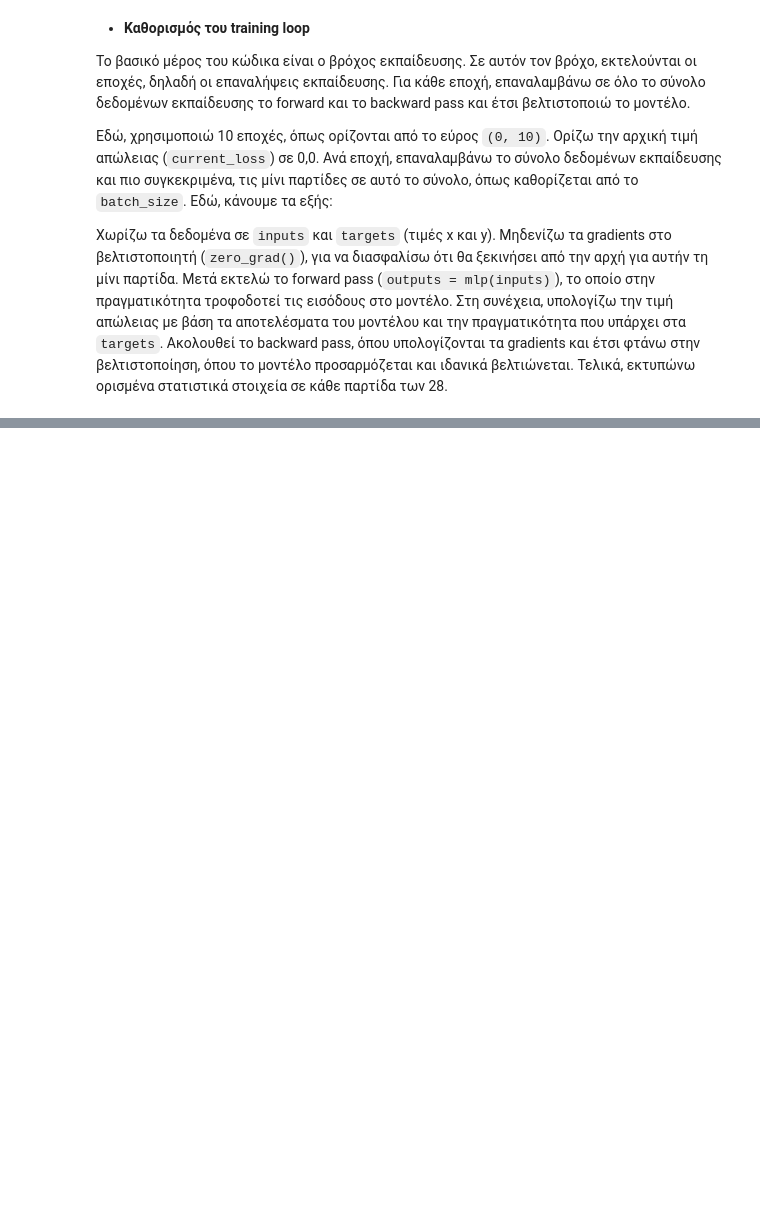
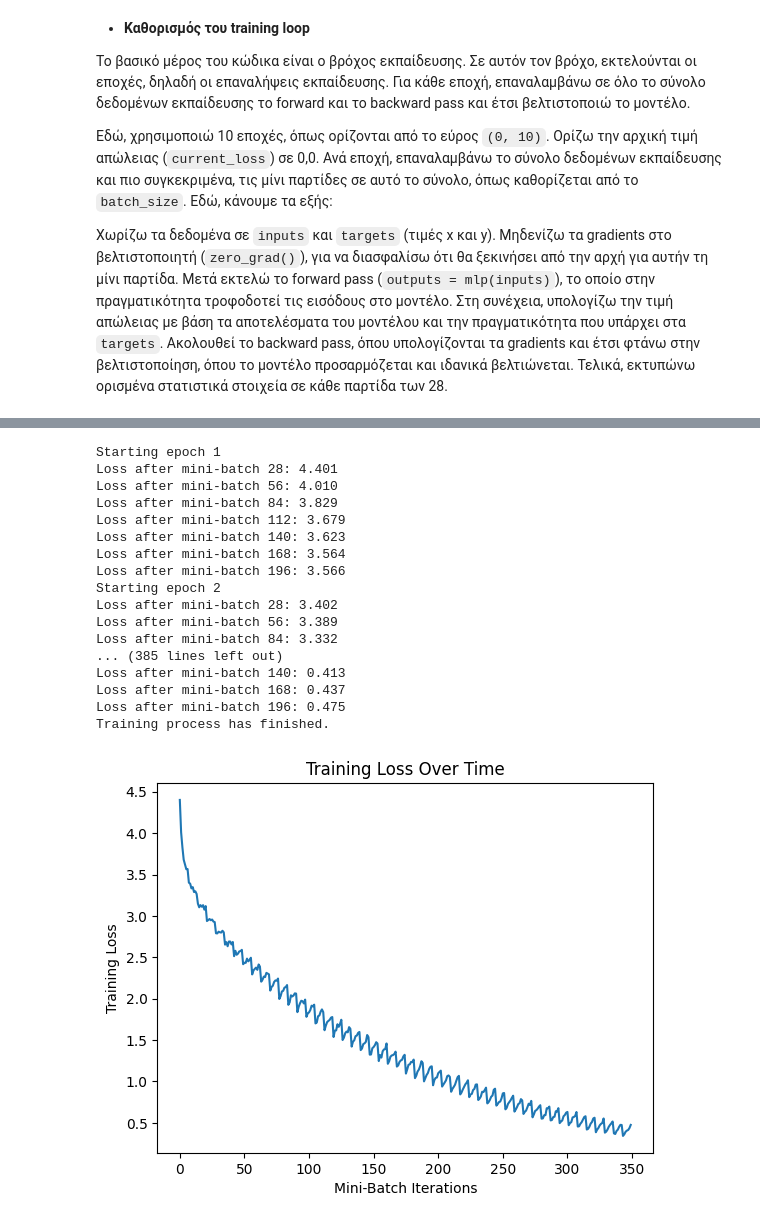
Before and after one commit to Stavroskiig/CNN-MLP-kNN-NC-CIFAR-100, a Jupyter notebook: NN_1st_assignment.ipynb, the cells around one changed output, grey strips where cells are left out. Cells and saved outputs as stored; diff of their text form; code cells hidden in the pictures; blank space fills up the shorter version.

```diff
--- a/NN_1st_assignment.ipynb
+++ b/NN_1st_assignment.ipynb
@@ -695,0 +714,48 @@ Training process has finished.
+# %%
+class Model_1_1(nn.Module):
+  '''
+    Multilayer Perceptron - Model_1_1.
+  '''
+  def __init__(self, num_features, num_classes):
+
+    super(Model_1_1, self).__init__()
+
+    self.layers = nn.Sequential(
+            nn.Linear(num_features, 512),
+            nn.ReLU(),
+            nn.Linear(512, 256),
+            nn.ReLU(),
+            nn.Linear(256, num_classes)
+        )
+
+  def forward(self, x):
+    '''Forward pass'''
+    return self.layers(x)
+
+num_features = 87
+num_classes = 100
+Model_1_1 = Model_1_1(num_features, num_classes)
+loss_function = nn.CrossEntropyLoss()
+optimizer = optim.Adam(Model_1_1.parameters(), lr=0.001)
+num_epochs = 50
+
+train_model(Model_1_1, train_loader, optimizer, loss_function, num_epochs)
+# %% [output]
+Starting epoch 1
+Loss after mini-batch 28: 4.401
+Loss after mini-batch 56: 4.010
+Loss after mini-batch 84: 3.829
+Loss after mini-batch 112: 3.679
+Loss after mini-batch 140: 3.623
+Loss after mini-batch 168: 3.564
+Loss after mini-batch 196: 3.566
+Starting epoch 2
+Loss after mini-batch 28: 3.402
+Loss after mini-batch 56: 3.389
+Loss after mini-batch 84: 3.332
+... (385 lines left out)
+Loss after mini-batch 140: 0.413
+Loss after mini-batch 168: 0.437
+Loss after mini-batch 196: 0.475
+Training process has finished.
+[figure, added]
```
Also changed, not shown: parts of 7 cells of this notebook.
